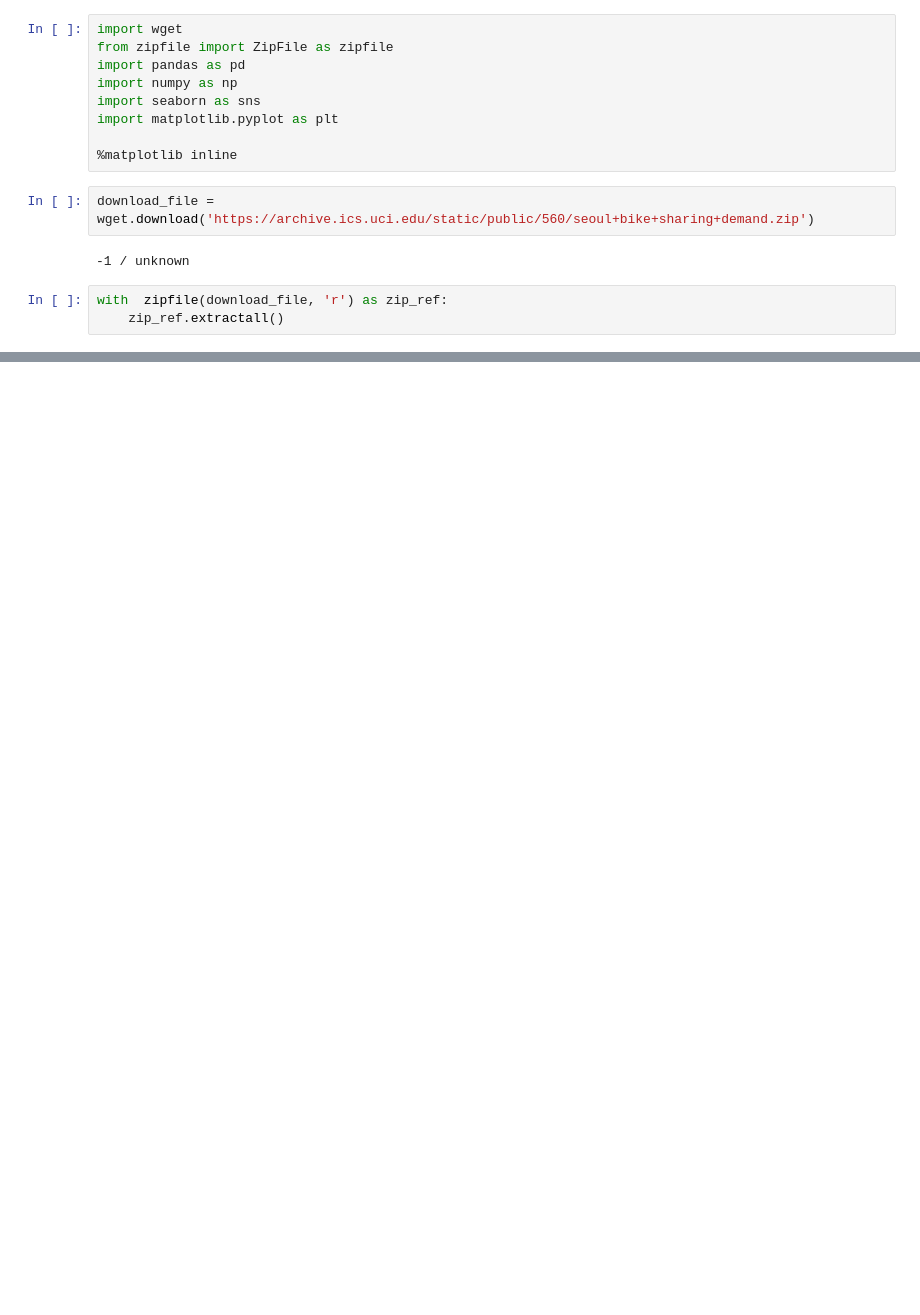
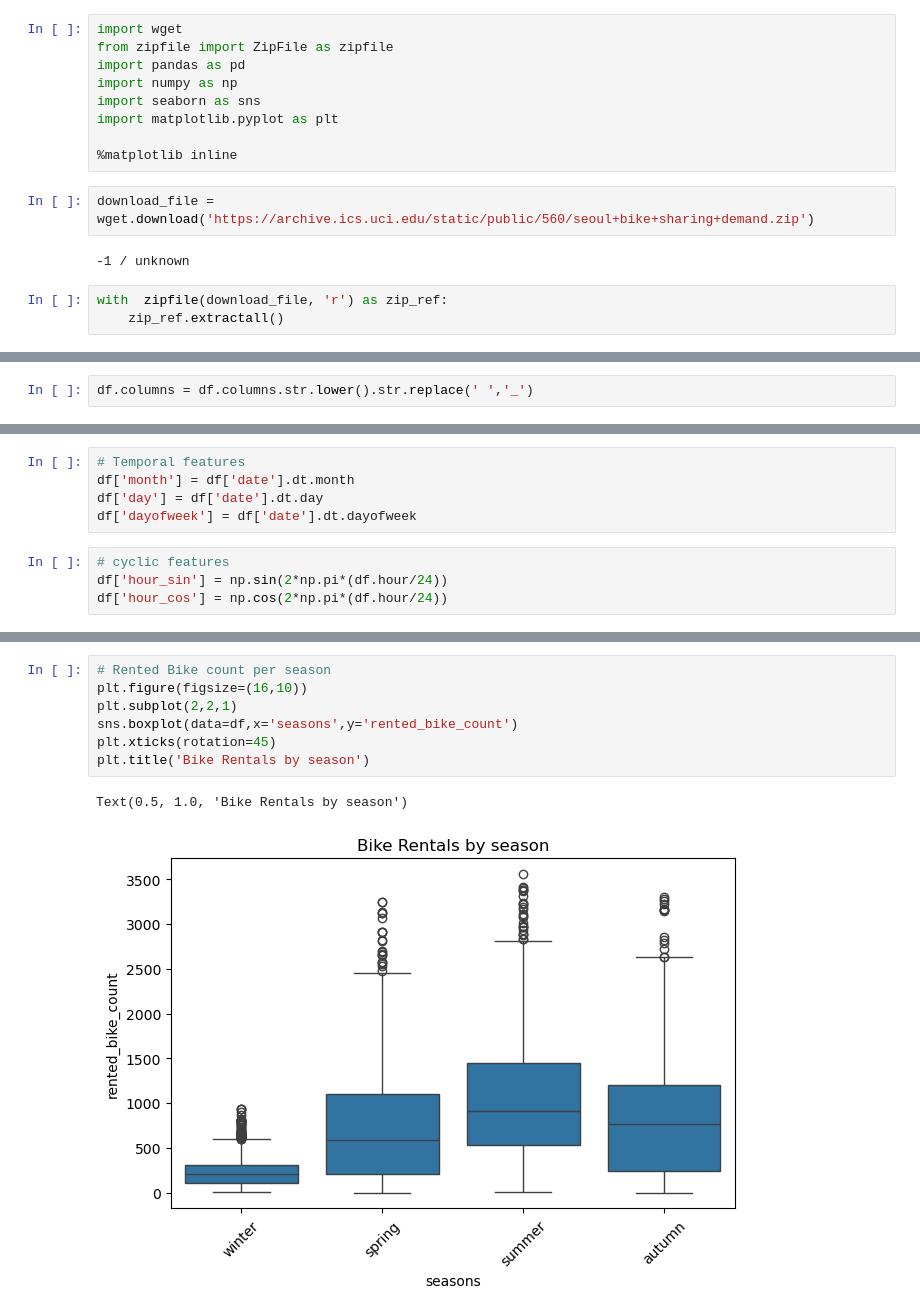
Before and after one commit to okellodaniel/bike_hiring_classification, a Jupyter notebook: notebook.ipynb, the cells around one changed output, grey strips where cells are left out. Drawn from its saved outputs; the diff is of its cells as text; blank space fills up the shorter version.

```diff
--- a/notebook.ipynb
+++ b/notebook.ipynb
@@ -46,0 +111,2 @@ memory usage: 958.3+ KB
+# %%
+df.columns = df.columns.str.lower().str.replace(' ','_')
@@ -46,0 +176,9 @@ memory usage: 958.3+ KB
+# %%
+# Temporal features
+df['month'] = df['date'].dt.month
+df['day'] = df['date'].dt.day
+df['dayofweek'] = df['date'].dt.dayofweek
+# %%
+# cyclic features
+df['hour_sin'] = np.sin(2*np.pi*(df.hour/24))
+df['hour_cos'] = np.cos(2*np.pi*(df.hour/24))
@@ -46,0 +201,10 @@ memory usage: 958.3+ KB
+# %%
+# Rented Bike count per season
+plt.figure(figsize=(16,10))
+plt.subplot(2,2,1)
+sns.boxplot(data=df,x='seasons',y='rented_bike_count')
+plt.xticks(rotation=45)
+plt.title('Bike Rentals by season')
+# %% [output]
+Text(0.5, 1.0, 'Bike Rentals by season')
+[figure, added]
```
Also changed, not shown: parts of 37 cells of this notebook.
